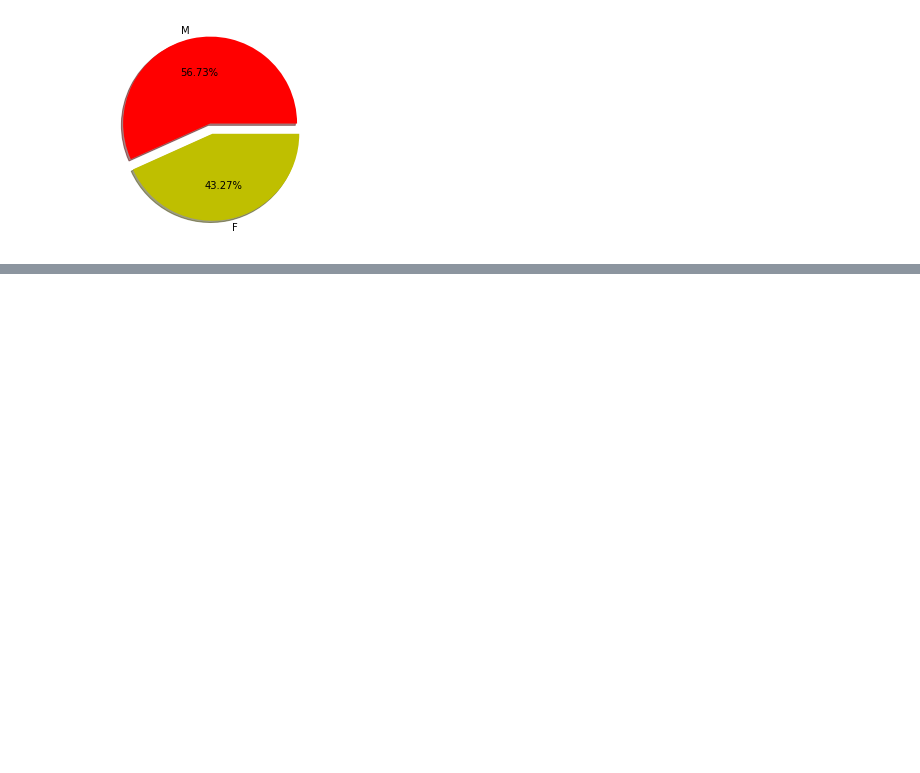
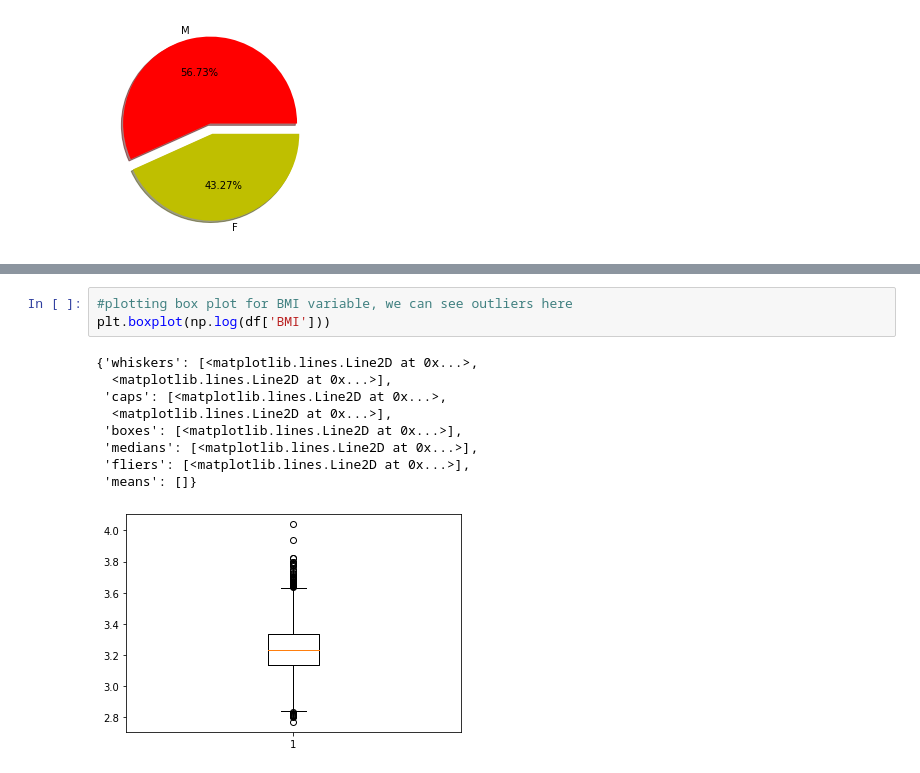
Before and after one commit to Shambhurajdesai/Capstone-3---Cardio-Vascular-Risk--Classification, a Jupyter notebook: Cardio_Vascular_Risk_Capstone_3.ipynb, the cells around one changed output, grey strips where cells are left out. Saved outputs shown, nothing was run; the diff lists cells and outputs as text; blank space fills up the shorter version.

```diff
--- a/Cardio_Vascular_Risk_Capstone_3.ipynb
+++ b/Cardio_Vascular_Risk_Capstone_3.ipynb
@@ -345,0 +367,13 @@ plt.pie(df['sex'].value_counts(),shadow=True,labels=['M','F'],colors=('r','y'),a
+# %%
+#plotting box plot for BMI variable, we can see outliers here
+plt.boxplot(np.log(df['BMI']))
+# %% [output]
+{'whiskers': [<matplotlib.lines.Line2D at 0x...>,
+  <matplotlib.lines.Line2D at 0x...>],
+ 'caps': [<matplotlib.lines.Line2D at 0x...>,
+  <matplotlib.lines.Line2D at 0x...>],
+ 'boxes': [<matplotlib.lines.Line2D at 0x...>],
+ 'medians': [<matplotlib.lines.Line2D at 0x...>],
+ 'fliers': [<matplotlib.lines.Line2D at 0x...>],
+ 'means': []}
+[figure, added]
```
Also changed, not shown: parts of 31 cells of this notebook.
